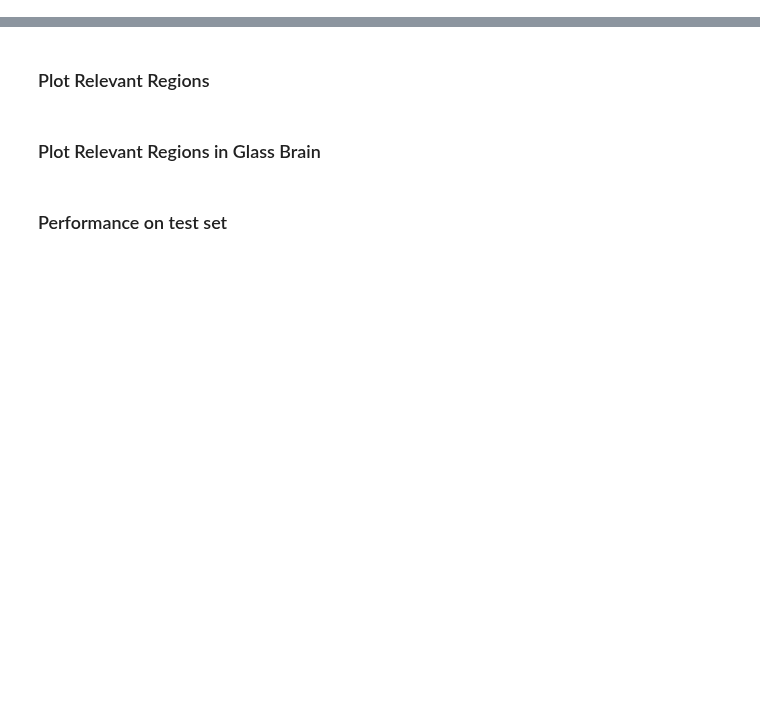
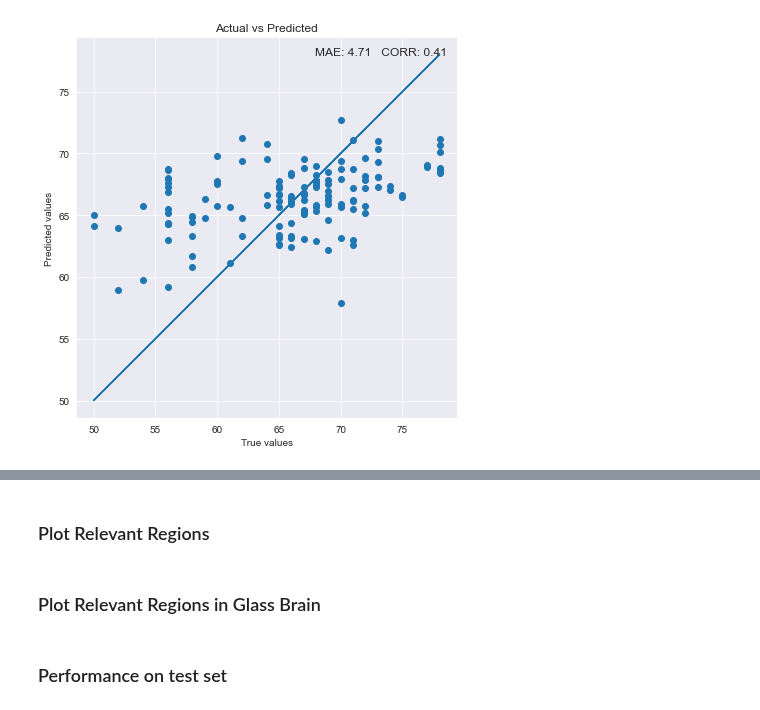
Before and after one commit to elenadoe/Brain_Age_PET_MRI, a Jupyter notebook: src/2_cv_test.ipynb, the cells around one changed output, grey strips where cells are left out. Drawn from its saved outputs; the diff is of its cells as text; code cells hidden in the pictures; blank space fills up the shorter version.

```diff
--- a/src/2_cv_test.ipynb
+++ b/src/2_cv_test.ipynb
@@ -51,2 +60,74 @@ for i, model in enumerate(models):
+# %%
+rand_seed = 42
+num_bins = 5
+rvr = RVR()
+models = [rvr, 'svm']
+model_names = ['rvr', 'svm']
+splits = 5
+
+model_results = []
+scores_results = []
+res = {}
+res['model'] = []
+res['iter'] = []
+res['pred'] = []
+res['ind'] = []
+# res = pd.Series(index=df_train.index)
+for i, model in enumerate(models):
+    cv = StratifiedKFold(n_splits=splits).split(df_train[c],
+                                                df_train['Age_bins'])
+    cv = list(cv)
+    scores, final_model = run_cross_validation(X=c, y='Age',
+                                         # preprocess_X='scaler_robust',
+                                         problem_type='regression',
+                                         data=df_train,
+                                         model=model, cv=cv,
+                                         return_estimator='all',
+                                         seed=rand_seed,
+                                         scoring=[
+                                            'r2', 'neg_mean_absolute_error'])
+    model_results.append(final_model)
+    scores_results.append(scores)
+    for iter in range(splits):
+        pred = scores.estimator[iter].predict(df_train.iloc[cv[iter][1]][c])
+        res['pred'].append(pred)
+        res['iter'].append(iter)
+        res['model'].append(str(model))
+        res['ind'].append(cv[iter][1])
+
+df_res = pd.DataFrame(res)
+age_pred = {}
+age_pred['subj'] = []
+age_pred['pred'] = []
+age_pred['real'] = []
+for i, fold in enumerate(df_res['ind']):
+    for ind, sample in enumerate(fold):
+        age_pred['real'].append(df_train.iloc[sample]['Age'])
+        age_pred['pred'].append(df_res['pred'].iloc[i][ind])
+        age_pred['subj'].append(df_train.iloc[sample]['Subject'])
+
+df_ages = pd.DataFrame(age_pred)
+
+y_true = age_pred['real']
+y_pred = age_pred['pred']
+
+mae = format(mean_absolute_error(y_true, y_pred), '.2f')
+corr = format(np.corrcoef(y_pred, y_true)[1, 0], '.2f')
+
+fig, ax = plt.subplots(1, 1, figsize=(10, 7))
+sns.set_style("darkgrid")
+plt.scatter(y_true, y_pred)
+plt.plot(y_true, y_true)
+xmin, xmax = ax.get_xlim()
+ymin, ymax = ax.get_ylim()
+text = 'MAE: ' + str(mae) + '   CORR: ' + str(corr)
+ax.set(xlabel='True values', ylabel='Predicted values')
+plt.title('Actual vs Predicted')
+plt.text(xmax - 0.01 * xmax, ymax - 0.01 * ymax, text, verticalalignment='top',
+         horizontalalignment='right', fontsize=12)
+plt.axis('scaled')
+plt.show()
+# %% [output]
+[figure, added]
 # %%
 print("RESULTS")
```
Also changed, not shown: parts of 6 cells of this notebook, 1 other file.
